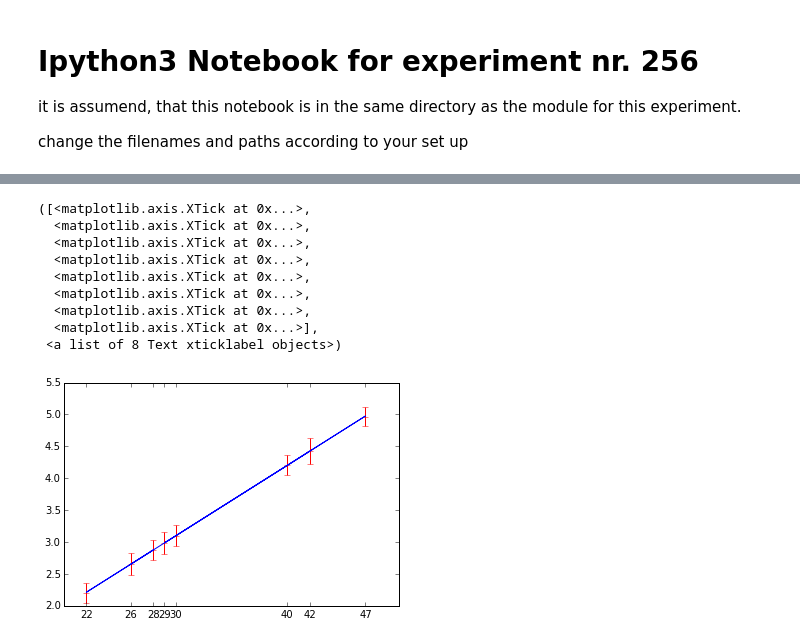
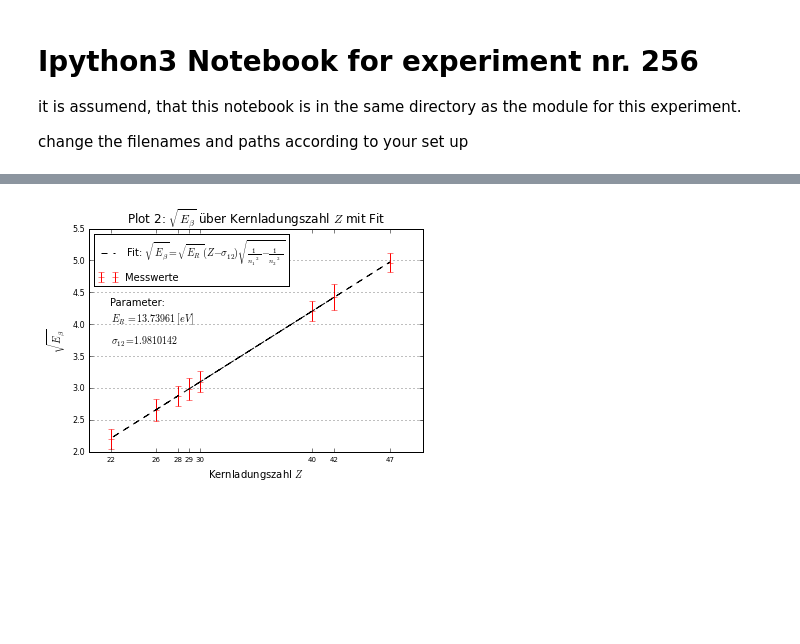
Before and after one commit to krauthex/AP2.2, a Jupyter notebook: v256/v256.ipynb, the cells around one changed output, grey strips where cells are left out. Cells and saved outputs as stored; diff of their text form; code cells hidden in the pictures; blank space fills up the shorter version.

```diff
--- a/v256/v256.ipynb
+++ b/v256/v256.ipynb
@@ -87,15 +90,16 @@ print(popt)
-# %%
-plt.errorbar(z, sqrt_e_beta, yerr=e_beta_err, fmt='+r')
-plt.plot(z, test)
-plt.xticks(z)
-# %% [output]
-([<matplotlib.axis.XTick at 0x...>,
-  <matplotlib.axis.XTick at 0x...>,
-  <matplotlib.axis.XTick at 0x...>,
-  <matplotlib.axis.XTick at 0x...>,
-  <matplotlib.axis.XTick at 0x...>,
-  <matplotlib.axis.XTick at 0x...>,
-  <matplotlib.axis.XTick at 0x...>,
-  <matplotlib.axis.XTick at 0x...>],
- <a list of 8 Text xticklabel objects>)
-[figure, removed]
+# %%
+plt.errorbar(z, sqrt_e_beta, yerr=e_beta_err, fmt='+r', label='Messwerte')
+plt.plot(z, fit, 'k--', label='Fit: $\sqrt{E_{\\beta}} = \sqrt{E_R} (Z-\\sigma_{12}) \sqrt{\\frac{1}{{n_1}^2} - \\frac{1}{{n_2}^2}}$')
+plt.xticks(z, fontsize=7)
+plt.yticks(fontsize=8)
+plt.grid(axis='y')
+plt.title('Plot 2: $ \sqrt{E_{\\beta}}$ über Kernladungszahl $Z$ mit Fit')
+plt.xlabel('Kernladungszahl $Z$')
+plt.ylabel('$ \sqrt{E_{\\beta}} $')
+plt.text(22, 4.3, 'Parameter:')
+plt.text(22, 4.05, '$E_R = 13.73961 \ [eV]$')
+plt.text(22, 3.7, '$\\sigma_{12} = 1.9810142$')
+plt.legend(loc=0, fontsize = 10)
+plt.savefig('.data/plot2_Ebeta.pdf', format='pdf', dpi=100)
+# %% [output]
+[figure, added]
```
Also changed, not shown: parts of 5 cells of this notebook.
